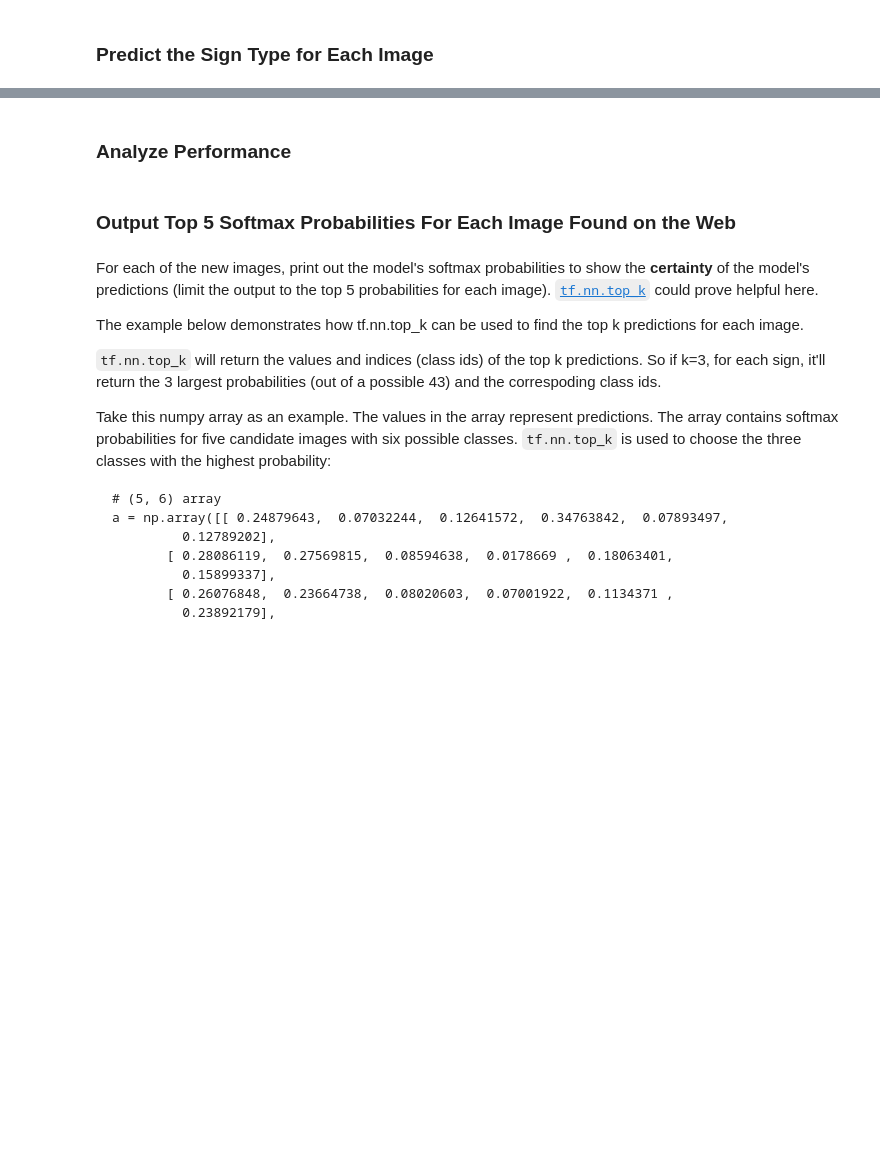
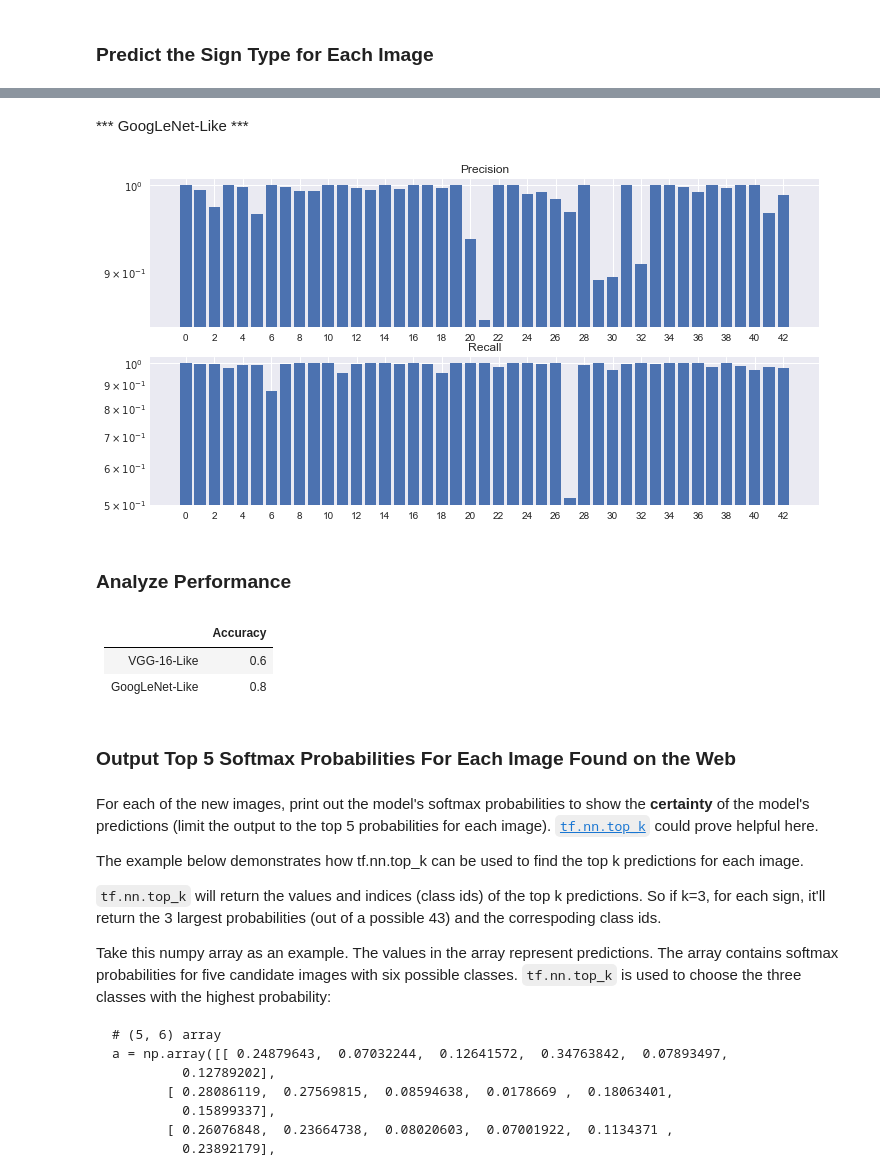
Before and after one commit to juiyangchang/CarND-Term1-Traffic-Sign, a Jupyter notebook: Traffic_Sign_Classifier_v1.ipynb, the cells around one changed output, grey strips where cells are left out. Saved outputs shown, nothing was run; the diff lists cells and outputs as text; code cells hidden in the pictures; blank space fills up the shorter version.

```diff
--- a/Traffic_Sign_Classifier_v1.ipynb
+++ b/Traffic_Sign_Classifier_v1.ipynb
@@ -711,5 +725,0 @@ data_GoogLeNet = np.load('./GoogLeNet-like.npz')
-# %%
-train_loss_ep = data_GoogLeNet['train_loss_ep']
-train_acc_ep = data_GoogLeNet['train_acc_ep']
-valid_loss_ep = data_GoogLeNet['valid_loss_ep']
-valid_acc_ep = data_GoogLeNet['valid_acc_ep']
@@ -738,8 +750,8 @@ with tf.Session().as_default() as sess:
             sess.run(train_op, feed_dict = {X: X_batch, y: y_batch, keep_prob: 0.5, is_training: True})
 
             if (b + 1) % 200 == 0:
-                train_loss, train_acc = evaluate(X_train, y_train, batch_size)
-                valid_loss, valid_acc = evaluate(X_valid, y_valid, batch_size)
+                train_loss, train_acc, _ = evaluate(X_train, y_train, batch_size)
+                valid_loss, valid_acc, _ = evaluate(X_valid, y_valid, batch_size)
 
                 elapsed = time.perf_counter() - start_time_ba
 
@@ -774,8 +786,8 @@ with tf.Session().as_default() as sess:
                 sess.run(train_op, feed_dict = {X: X_batch, y: y_batch, keep_prob: 0.5, is_training: True})
 
                 if (cnt + batch_parts + 1) % 200 == 0:
-                    train_loss, train_acc = evaluate(X_train, y_train, batch_size)
-                    valid_loss, valid_acc = evaluate(X_valid, y_valid, batch_size)
+                    train_loss, train_acc, _ = evaluate(X_train, y_train, batch_size)
+                    valid_loss, valid_acc, _ = evaluate(X_valid, y_valid, batch_size)
 
                     elapsed = time.perf_counter() - start_time_ba
                     print('ep {:>2d}, batch {:>3d}/{:d}; {:3.2f} secs;'.format(e+1, cnt + batch_parts + 1,
@@ -795,8 +807,8 @@ with tf.Session().as_default() as sess:
                     break
 
         epoch = e
-        train_loss_ep[epoch], train_acc_ep[epoch] = evaluate(X_train, y_train, batch_size)
-        valid_loss_ep[epoch], valid_acc_ep[epoch] = evaluate(X_valid, y_valid, batch_size)
+        train_loss_ep[epoch], train_acc_ep[epoch], _ = evaluate(X_train, y_train, batch_size)
+        valid_loss_ep[epoch], valid_acc_ep[epoch], _ = evaluate(X_valid, y_valid, batch_size)
         elapsed = time.perf_counter() - start_time_ep
 
         if IMG_AUGMENT == False:
@@ -856,7 +874,7 @@ with tf.Session() as sess:
     if os.path.isfile(ckpt_file + '.meta'):
         saver.restore(sess, ckpt_file)
 
-    test_loss, test_acc = evaluate(X_test, y_test, batch_size)
+    test_loss, test_acc, y_test_prob = evaluate(X_test, y_test, batch_size)
 
     print('test loss: {:>3.3f}, test accuracy: {:>6.4f}'.format(test_loss, test_acc))
 # %% [output]
@@ -866,0 +884,9 @@ np.savez('./GoogLeNet-like.npz', test_loss=test_loss, train_loss_ep=train_loss_e
+# %%
+y_predict = np.argmax(y_test_prob, axis = 1)
+
+precision = np.zeros(n_classes)
+recall = np.zeros(n_classes)
+
+for i in range(n_classes):
+    precision[i] = sum((y_predict == i) & (y_test_orig == i)) / sum(y_predict == i)
+    recall[i] = sum((y_predict == i) & (y_test_orig == i)) / sum(y_test_orig == i)
@@ -941,5 +993,25 @@ test loss: 2.078, test accuracy: 0.6000
+# %% [markdown]
+*** GoogLeNet-Like ***
+# %%
+fig, ax = plt.subplots(2, 1, figsize=(12,6))
+ax[0].bar(np.arange(43), precision, )
+ax[0].set_xticks(np.arange(0, n_classes, 2));
+ax[0].set_yscale('log')
+ax[0].set_title('Precision')
+
+ax[1].bar(np.arange(43), recall)
+ax[1].set_xticks(np.arange(0, n_classes, 2));
+ax[1].set_yscale('log');
+ax[1].set_title('Recall');
+# %% [output]
+[figure, added]
 # %% [markdown]
 ### Analyze Performance
+# %% [markdown]
+|      |  Accuracy  |
+|:-----|:-----------|
+| VGG-16-Like | 0.6 |
+| GoogLeNet-Like | 0.8|
 # %%
 ### Calculate the accuracy for these 5 new images.
 ### For example, if the model predicted 1 out of 5 signs correctly, it's 20% accurate on these new images.
```
Also changed, not shown: parts of 45 cells of this notebook, 2 other files.
